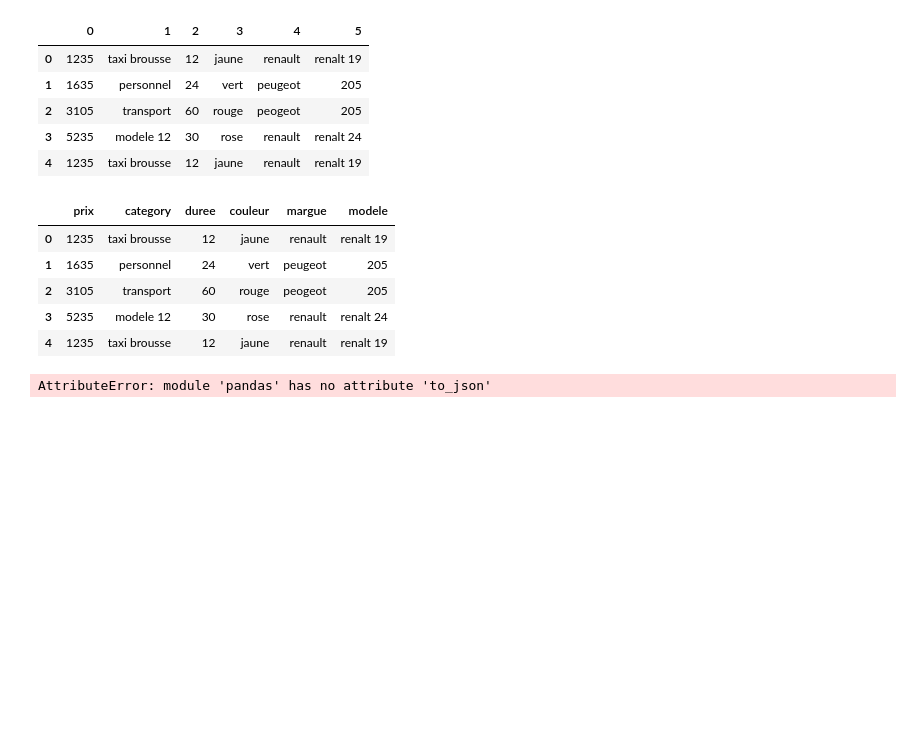
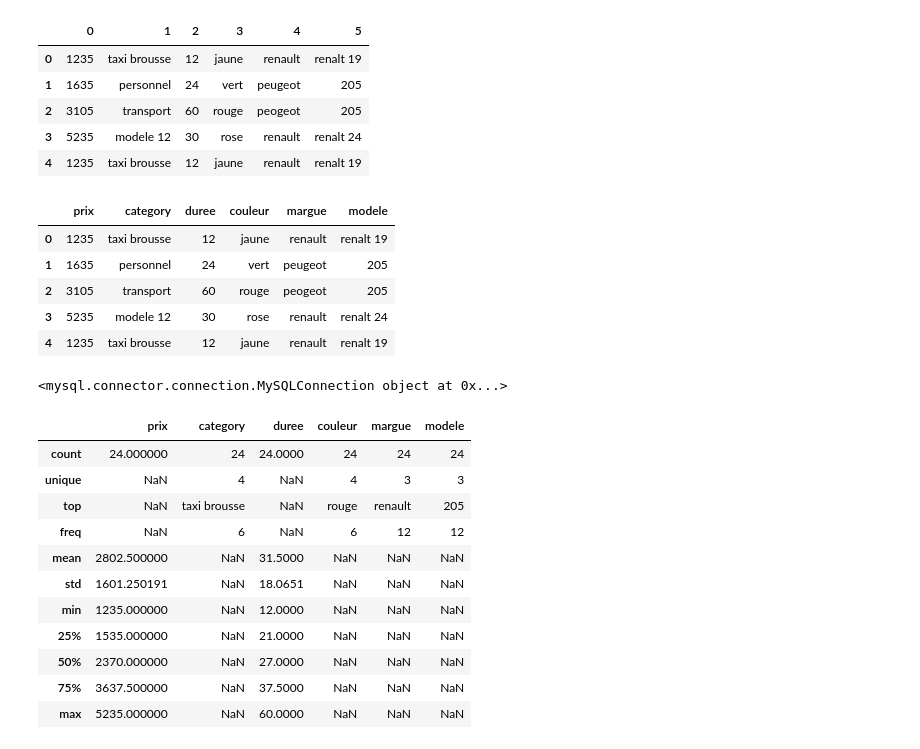
Before and after one commit to camara94/DataAnalysiswithPython, a Jupyter notebook: Importation et Exportation des données en Python.ipynb, the cells around one changed output. Cells and saved outputs as stored; diff of their text form; code cells hidden in the pictures; blank space fills up the shorter version.

```diff
--- a/Importation et Exportation des données en Python.ipynb
+++ b/Importation et Exportation des données en Python.ipynb
@@ -96,6 +96,4 @@ data.head()
 | 4 | 1235 | taxi brousse | 12 | jaune | renault | renalt 19 |
 # %%
 # exporter notre fichier CSV sous un autre format
-pd.to_json('car.json')
+df.to_json('car.json')
-# %% [output]
-AttributeError: module 'pandas' has no attribute 'to_json'
@@ -101,0 +115,20 @@ AttributeError: module 'pandas' has no attribute 'to_json'
+# %%
+print(db_connection)
+# db_connection??
+# %% [output]
+<mysql.connector.connection.MySQLConnection object at 0x...>
+# %%
+data.describe(include="all")
+# %% [output]
+|  | prix | category | duree | couleur | margue | modele |
+| count | 24.000000 | 24 | 24.0000 | 24 | 24 | 24 |
+| unique | NaN | 4 | NaN | 4 | 3 | 3 |
+| top | NaN | taxi brousse | NaN | rouge | renault | 205 |
+| freq | NaN | 6 | NaN | 6 | 12 | 12 |
+| mean | 2802.500000 | NaN | 31.5000 | NaN | NaN | NaN |
+| std | 1601.250191 | NaN | 18.0651 | NaN | NaN | NaN |
+| min | 1235.000000 | NaN | 12.0000 | NaN | NaN | NaN |
+| 25% | 1535.000000 | NaN | 21.0000 | NaN | NaN | NaN |
+| 50% | 2370.000000 | NaN | 27.0000 | NaN | NaN | NaN |
+| 75% | 3637.500000 | NaN | 37.5000 | NaN | NaN | NaN |
+| max | 5235.000000 | NaN | 60.0000 | NaN | NaN | NaN |
```
Also changed, not shown: parts of 5 cells of this notebook, 3 other files.
